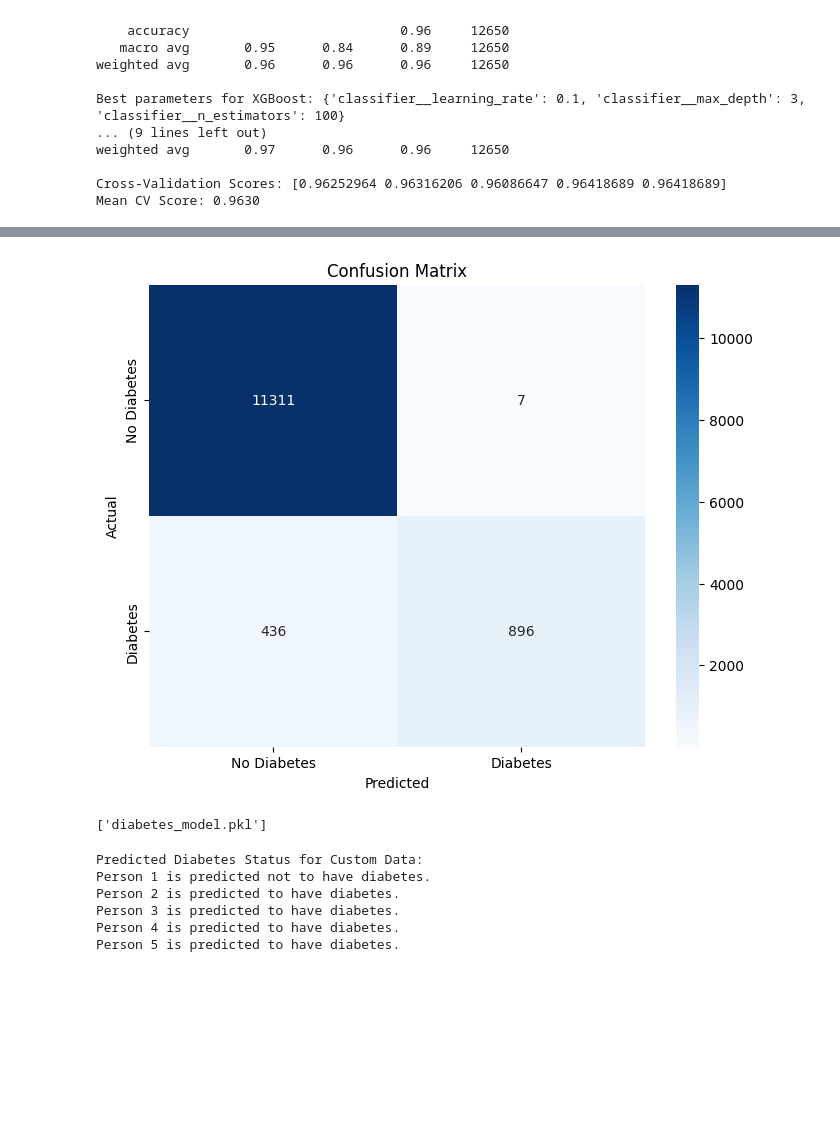
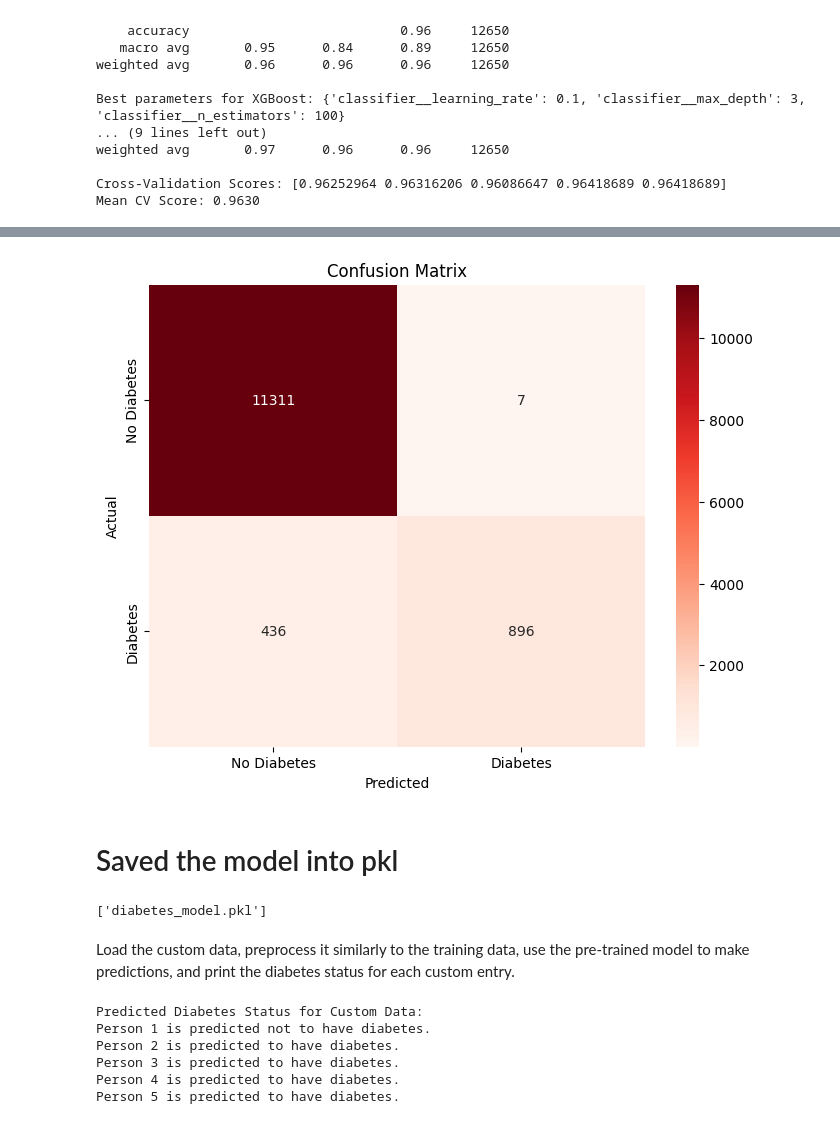
Before and after one commit to jastieee/diabetes_prediction, a Jupyter notebook: notebook/diabetes_prediction.ipynb, the cells around one changed output, grey strips where cells are left out. Saved outputs shown, nothing was run; the diff lists cells and outputs as text; code cells hidden in the pictures; blank space fills up the shorter version.

```diff
--- a/notebook/diabetes_prediction.ipynb
+++ b/notebook/diabetes_prediction.ipynb
@@ -447,18 +570,20 @@ Mean CV Score: 0.9630
 # %%
 # Calculate confusion matrix
 cm = confusion_matrix(y_test, y_pred_best, labels=[0, 1])
 # Compute the confusion matrix
 conf_matrix = confusion_matrix(y_test, y_pred_best)
 
 # Plotting the confusion matrix
 plt.figure(figsize=(8, 6))
-sns.heatmap(conf_matrix, annot=True, fmt='d', cmap='Blues', xticklabels=['No Diabetes', 'Diabetes'], yticklabels=['No Diabetes', 'Diabetes'])
+sns.heatmap(conf_matrix, annot=True, fmt='d', cmap='Reds', xticklabels=['No Diabetes', 'Diabetes'], yticklabels=['No Diabetes', 'Diabetes'])
 plt.title('Confusion Matrix')
 plt.xlabel('Predicted')
 plt.ylabel('Actual')
 plt.show()
 # %% [output]
-[figure, old version]
+[figure, new version]
+# %% [markdown]
+# Saved the model into pkl
 # %%
 import joblib
 
@@ -466,6 +591,8 @@ import joblib
 joblib.dump(model, 'diabetes_model.pkl')
 # %% [output]
 ['diabetes_model.pkl']
+# %% [markdown]
+Load the custom data, preprocess it similarly to the training data, use the pre-trained model to make predictions, and print the diabetes status for each custom entry.
 # %%
 # Custom data
 custom_data = pd.DataFrame({
```
Also changed, not shown: parts of 25 cells of this notebook.
